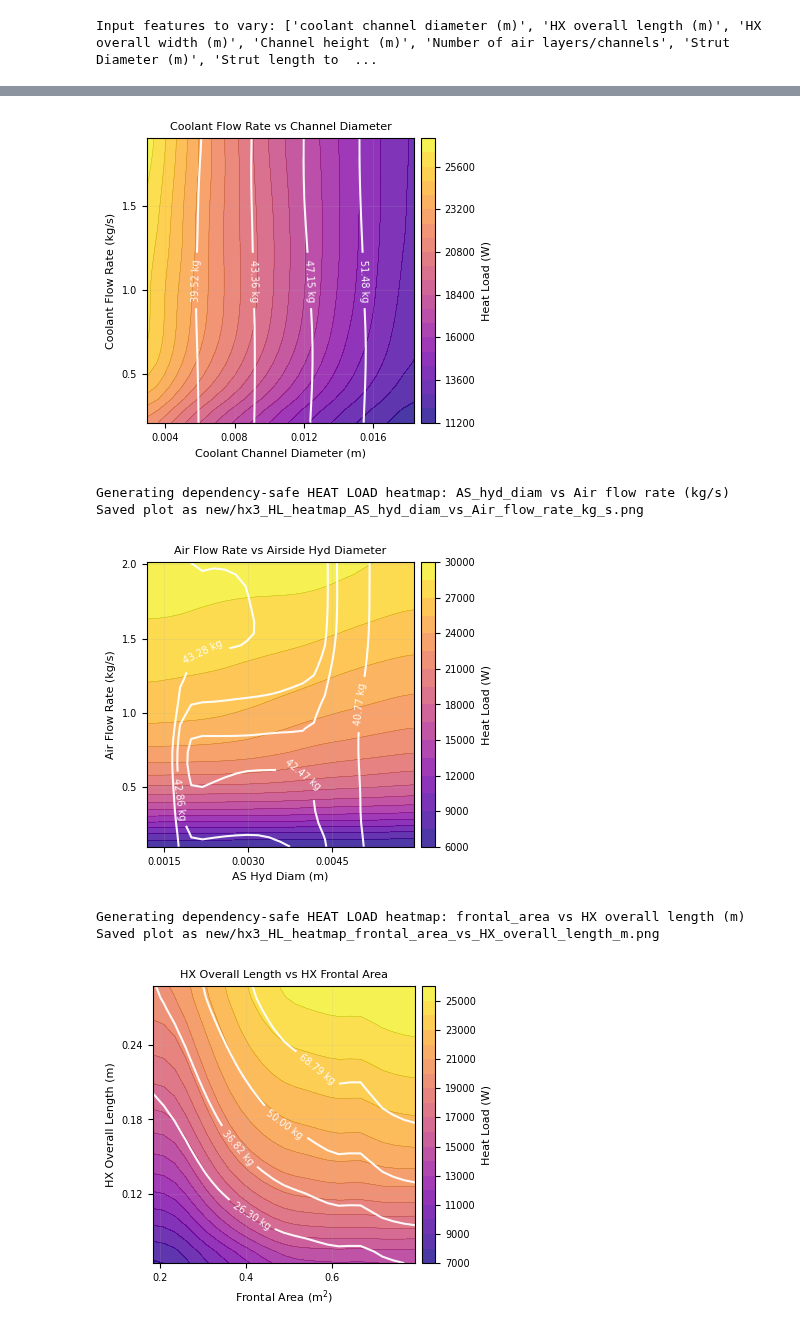
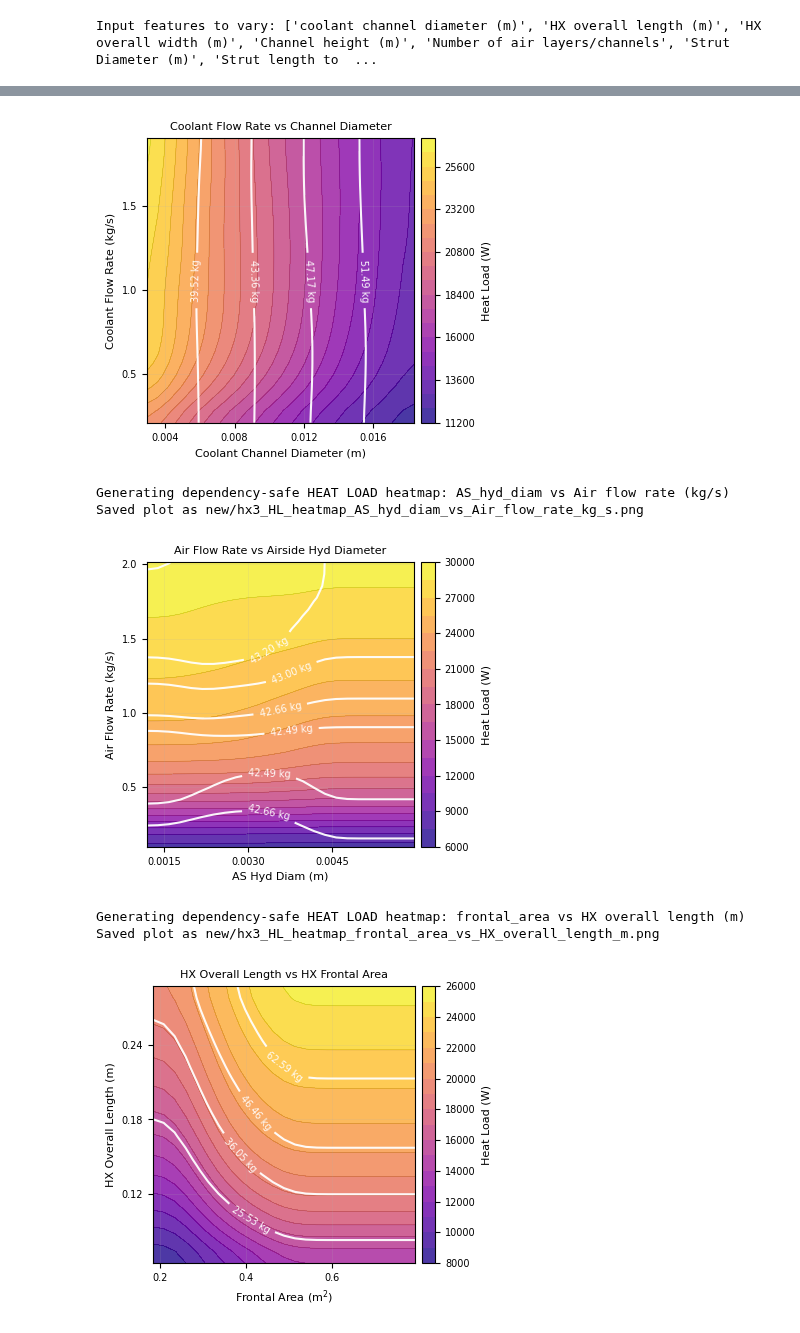
Before and after one commit to Abdullasmf/HX3_github, a Jupyter notebook: HX3_Weight_Analysis.ipynb, the cells around one changed output, grey strips where cells are left out. Saved outputs shown, nothing was run; the diff lists cells and outputs as text; code cells hidden in the pictures.

```diff
--- a/HX3_Weight_Analysis.ipynb
+++ b/HX3_Weight_Analysis.ipynb
@@ -1153,8 +1047,8 @@ print('='*80)
 # - strict: only physically feasible points are shown
 # - projected: infeasible targets are minimally adjusted to nearest feasible point (full coverage)
 solve_mode = 'projected'
-projection_reg = 0.2
-projection_rel_scale = 0.05
+projection_reg = 0.5
+projection_rel_scale = 0.2
 
 plot_specs_weight = [
     {
@@ -1298,8 +1192,8 @@ print('DEPENDENCY-SAFE HEAT LOAD HEATMAPS (ORIGINAL FEATURE PAIRS)')
 print('='*80)
 
 solve_mode = 'projected'
-projection_reg = 0.25
-projection_rel_scale = 0.05
+projection_reg = 0.5
+projection_rel_scale = 0.2
 
 plot_specs_hl = [
     {
@@ -1385,11 +1279,11 @@ Saved plot as new/hx3_HL_heatmap_coolant_flow_rate_kg_s_vs_Actual_T_HX_in_centig
 Generating dependency-safe HEAT LOAD heatmap: coolant channel diameter (m) vs coolant flow rate (kg/s)
 Saved plot as new/hx3_HL_heatmap_coolant_channel_diameter_m_vs_coolant_flow_rate_kg_s.png
-[figure, old version]
+[figure, new version]
 Generating dependency-safe HEAT LOAD heatmap: AS_hyd_diam vs Air flow rate (kg/s)
 Saved plot as new/hx3_HL_heatmap_AS_hyd_diam_vs_Air_flow_rate_kg_s.png
-[figure, old version]
+[figure, new version]
 Generating dependency-safe HEAT LOAD heatmap: frontal_area vs HX overall length (m)
 Saved plot as new/hx3_HL_heatmap_frontal_area_vs_HX_overall_length_m.png
-[figure, old version]
+[figure, new version]
 Generating dependency-safe HEAT LOAD heatmap: Strut Diameter (m) vs porosity
 Saved plot as new/hx3_HL_heatmap_Strut_Diameter_m_vs_porosity.png
```
Also changed, not shown: parts of 3 cells of this notebook, 15 other files.
